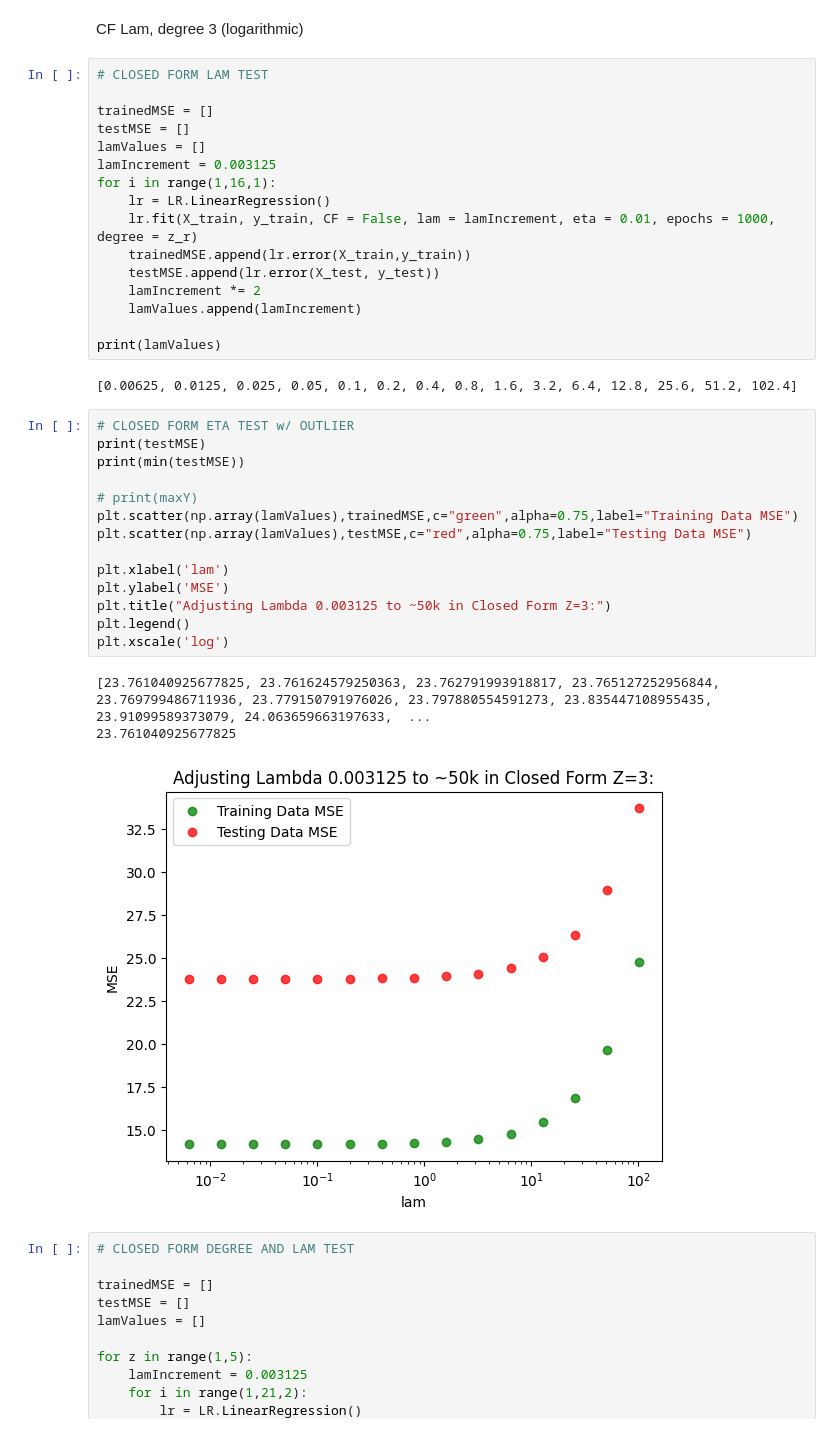
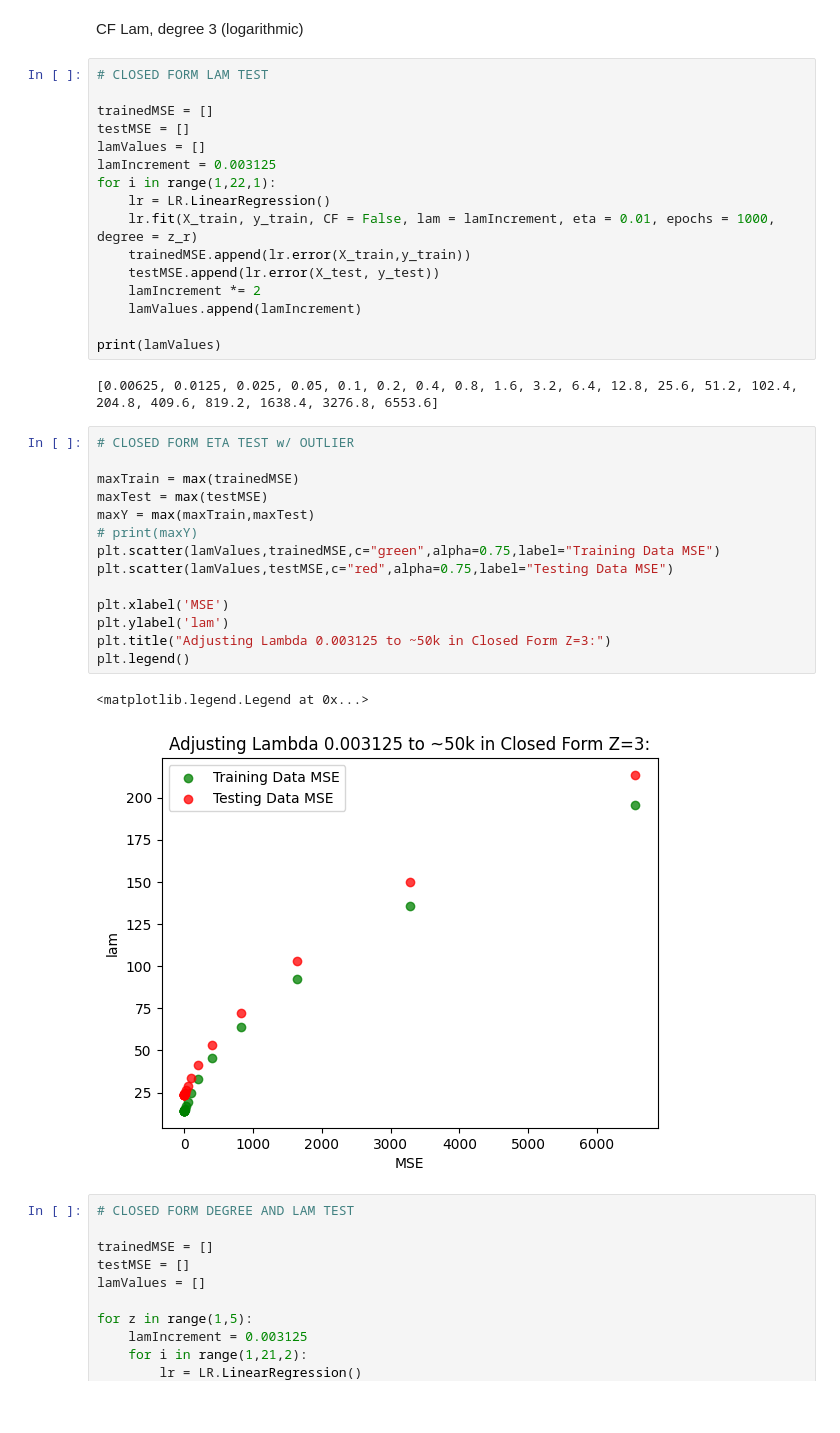
Before and after one commit to schuywalker/ML_homework, a Jupyter notebook: prog4/code_linear_regression/hyperparameter_tests.ipynb, the cells around one changed output. Drawn from its saved outputs; the diff is of its cells as text; blank space fills up the shorter version.

```diff
--- a/prog4/code_linear_regression/hyperparameter_tests.ipynb
+++ b/prog4/code_linear_regression/hyperparameter_tests.ipynb
@@ -142,7 +131,7 @@ trainedMSE = []
 testMSE = []
 lamValues = []
 lamIncrement = 0.003125
-for i in range(1,16,1):
+for i in range(1,22,1):
     lr = LR.LinearRegression()
     lr.fit(X_train, y_train, CF = False, lam = lamIncrement, eta = 0.01, epochs = 1000, degree = z_r)
     trainedMSE.append(lr.error(X_train,y_train))
@@ -152,25 +141,24 @@ for i in range(1,16,1):
 
 print(lamValues)
 # %% [output]
-[0.00625, 0.0125, 0.025, 0.05, 0.1, 0.2, 0.4, 0.8, 1.6, 3.2, 6.4, 12.8, 25.6, 51.2, 102.4]
+[0.00625, 0.0125, 0.025, 0.05, 0.1, 0.2, 0.4, 0.8, 1.6, 3.2, 6.4, 12.8, 25.6, 51.2, 102.4, 204.8, 409.6, 819.2, 1638.4, 3276.8, 6553.6]
 # %%
 # CLOSED FORM ETA TEST w/ OUTLIER
-print(testMSE)
-print(min(testMSE))
 
+maxTrain = max(trainedMSE)
+maxTest = max(testMSE)
+maxY = max(maxTrain,maxTest)
 # print(maxY)
-plt.scatter(np.array(lamValues),trainedMSE,c="green",alpha=0.75,label="Training Data MSE")
-plt.scatter(np.array(lamValues),testMSE,c="red",alpha=0.75,label="Testing Data MSE")
+plt.scatter(lamValues,trainedMSE,c="green",alpha=0.75,label="Training Data MSE")
+plt.scatter(lamValues,testMSE,c="red",alpha=0.75,label="Testing Data MSE")
 
-plt.xlabel('lam')
-plt.ylabel('MSE')
+plt.xlabel('MSE')
+plt.ylabel('lam')
 plt.title("Adjusting Lambda 0.003125 to ~50k in Closed Form Z=3:")
 plt.legend()
-plt.xscale('log')
 # %% [output]
-[23.761040925677825, 23.761624579250363, 23.762791993918817, 23.765127252956844, 23.769799486711936, 23.779150791976026, 23.797880554591273, 23.835447108955435, 23.91099589373079, 24.063659663197633,  ...
-23.761040925677825
+<matplotlib.legend.Legend at 0x...>
-[figure, old version]
+[figure, new version]
 # %%
 # CLOSED FORM DEGREE AND LAM TEST
 
```
Also changed, not shown: parts of 30 cells of this notebook, 17 other files.
